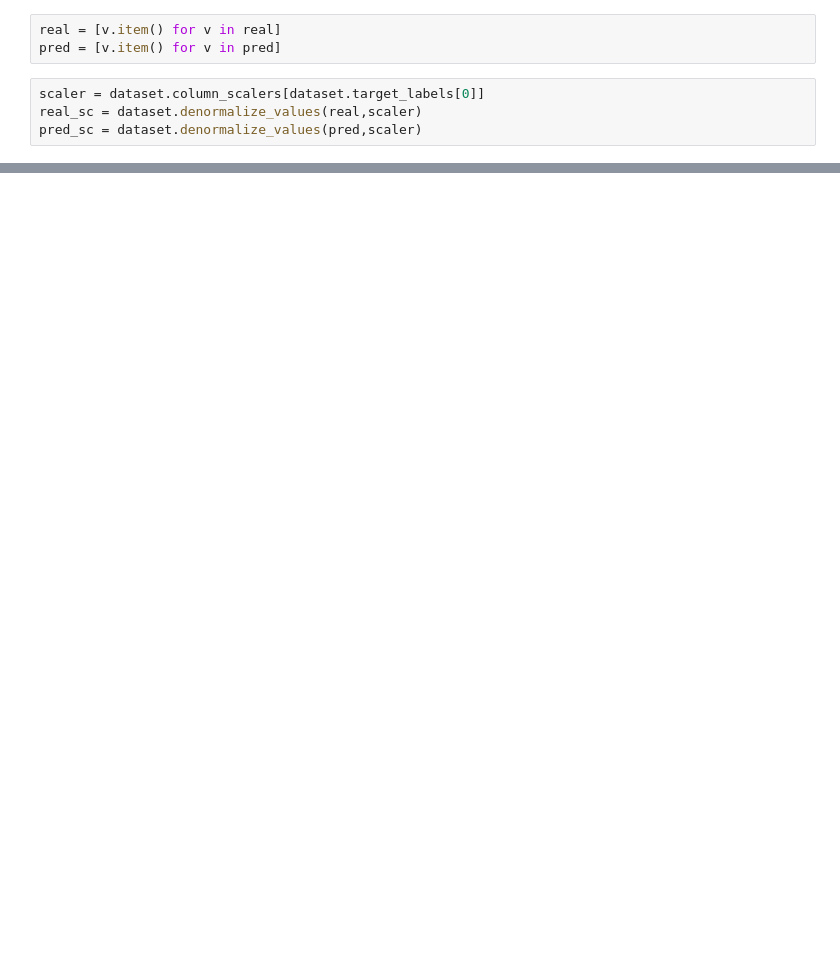
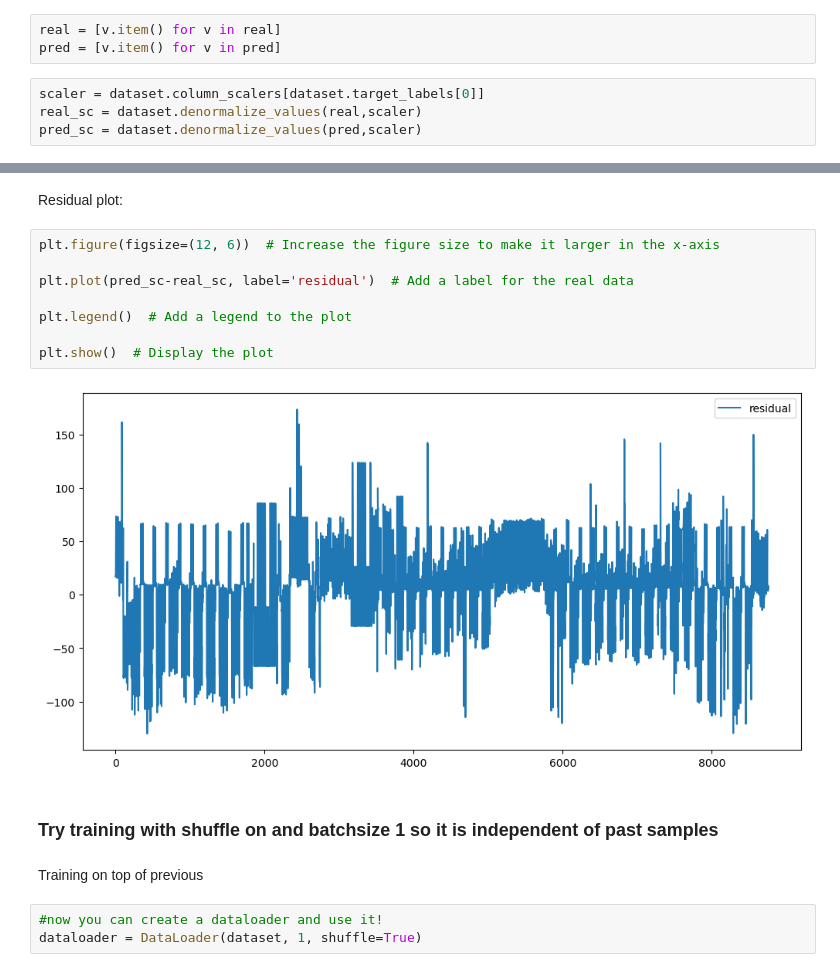
Before and after one commit to Haradai/energy_analysis_project, a Jupyter notebook: pepe.ipynb, the cells around one changed output, grey strips where cells are left out. Saved outputs shown, nothing was run; the diff lists cells and outputs as text; blank space fills up the shorter version.

```diff
--- a/pepe.ipynb
+++ b/pepe.ipynb
@@ -297,0 +319,19 @@ plt.show()  # Display the plot
+# %% [markdown]
+Residual plot:
+# %%
+plt.figure(figsize=(12, 6))  # Increase the figure size to make it larger in the x-axis
+
+plt.plot(pred_sc-real_sc, label='residual')  # Add a label for the real data
+
+plt.legend()  # Add a legend to the plot
+
+plt.show()  # Display the plot
+# %% [output]
+[figure, added]
+# %% [markdown]
+### Try training with shuffle on and batchsize 1 so it is independent of past samples
+# %% [markdown]
+Training on top of previous
+# %%
+#now you can create a dataloader and use it!
+dataloader = DataLoader(dataset, 1, shuffle=True)
```
Also changed, not shown: parts of 77 cells of this notebook, 4 other files.
